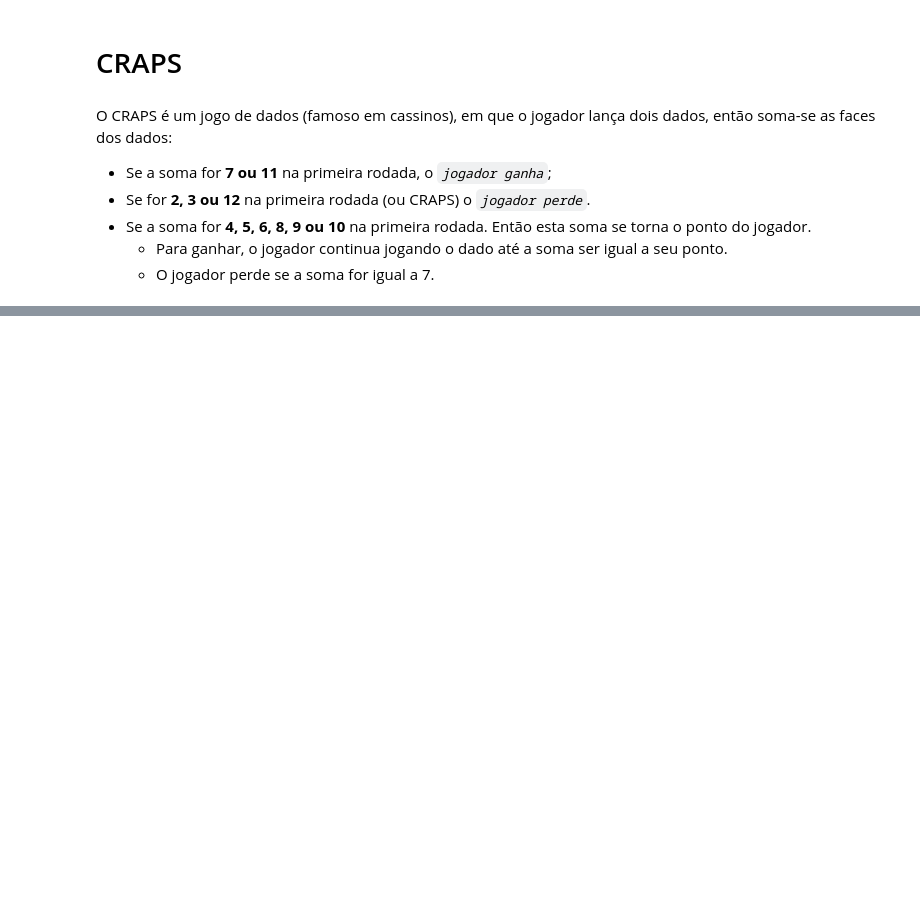
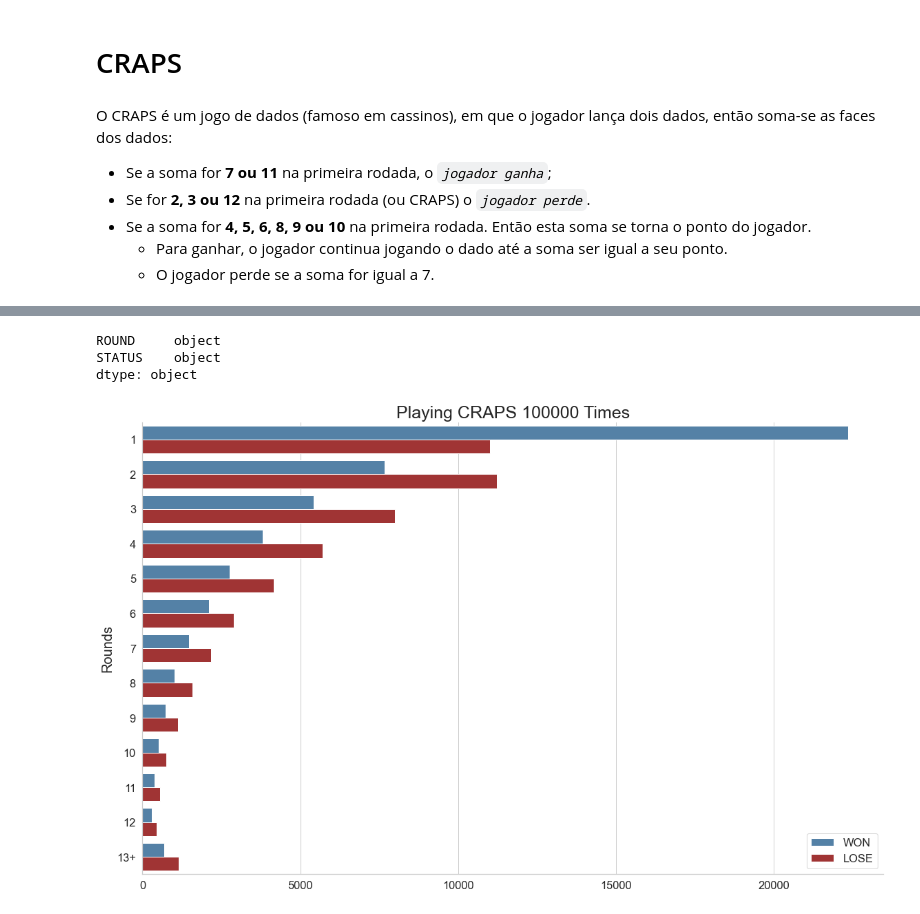
Before and after one commit to mpbruder/TT007-AnaliseDadosPython, a Jupyter notebook: exercicios/Aula3-jupyter/craps-game.ipynb, the cells around one changed output, grey strips where cells are left out. Saved outputs shown, nothing was run; the diff lists cells and outputs as text; code cells hidden in the pictures; blank space fills up the shorter version.

```diff
--- a/exercicios/Aula3-jupyter/craps-game.ipynb
+++ b/exercicios/Aula3-jupyter/craps-game.ipynb
@@ -108,0 +98,3 @@ teste
+# %%
+df = pd.DataFrame(games, columns=["ROUND", "STATUS"])
+df.head()
@@ -108,0 +108,32 @@ teste
+# %%
+# Ordenando dataframe
+df.sort_values('ROUND', inplace=True)
+# %%
+df = df.astype({"ROUND": str})
+# %%
+df.dtypes
+# %% [output]
+ROUND     object
+STATUS    object
+dtype: object
+# %%
+df['ROUND'] = df['ROUND'].replace(['13'], '13+')
+# %%
+title = f'Playing CRAPS {len(games)} Times'
+custom_palette = ["#4682B4", "#B22222"]
+
+sns.set_style("whitegrid")
+sns.set_palette(custom_palette)
+sns.set_context("notebook", font_scale=1.5)
+
+g = sns.catplot(y='ROUND', data=df, hue='STATUS', height=10, aspect=1.6, legend_out=False, margin_titles=True, kind='count')
+
+plt.title(title, fontsize=25)
+plt.ylabel('Rounds', fontsize=20)
+plt.xlabel("")
+plt.legend()
+
+
+plt.show()
+# %% [output]
+[figure, added]
```
Also changed, not shown: parts of 6 cells of this notebook.
